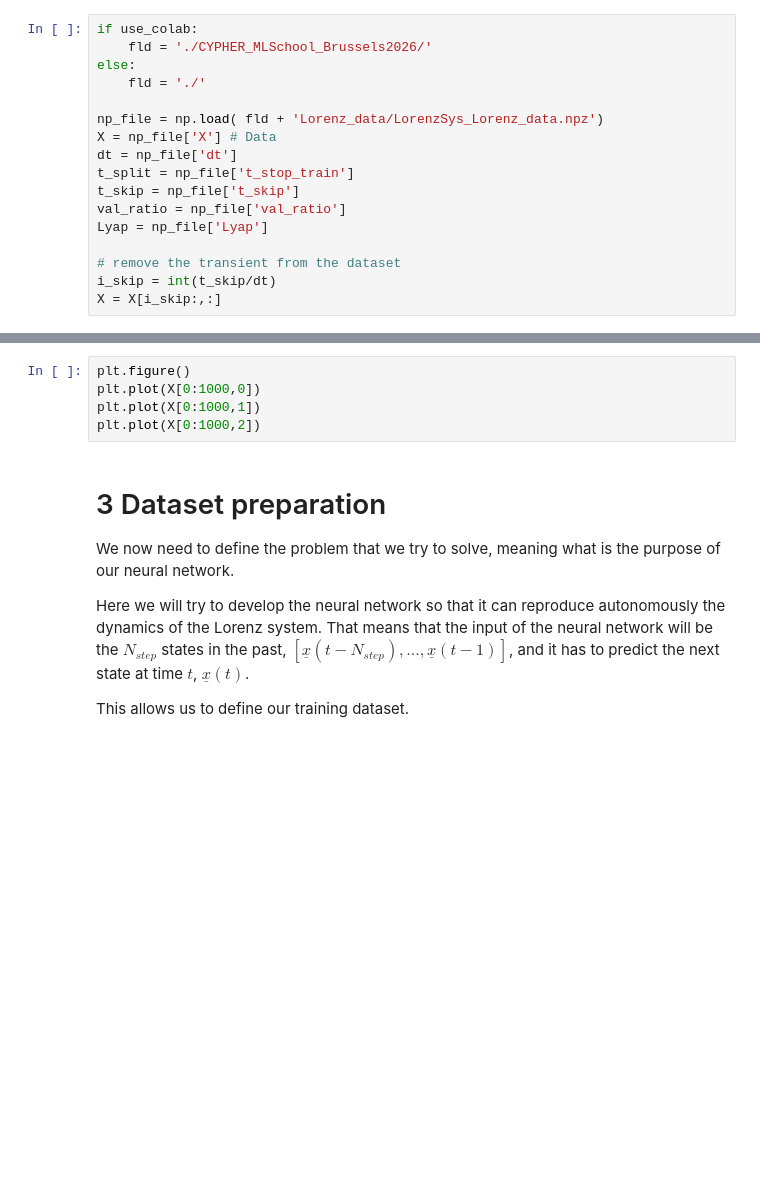
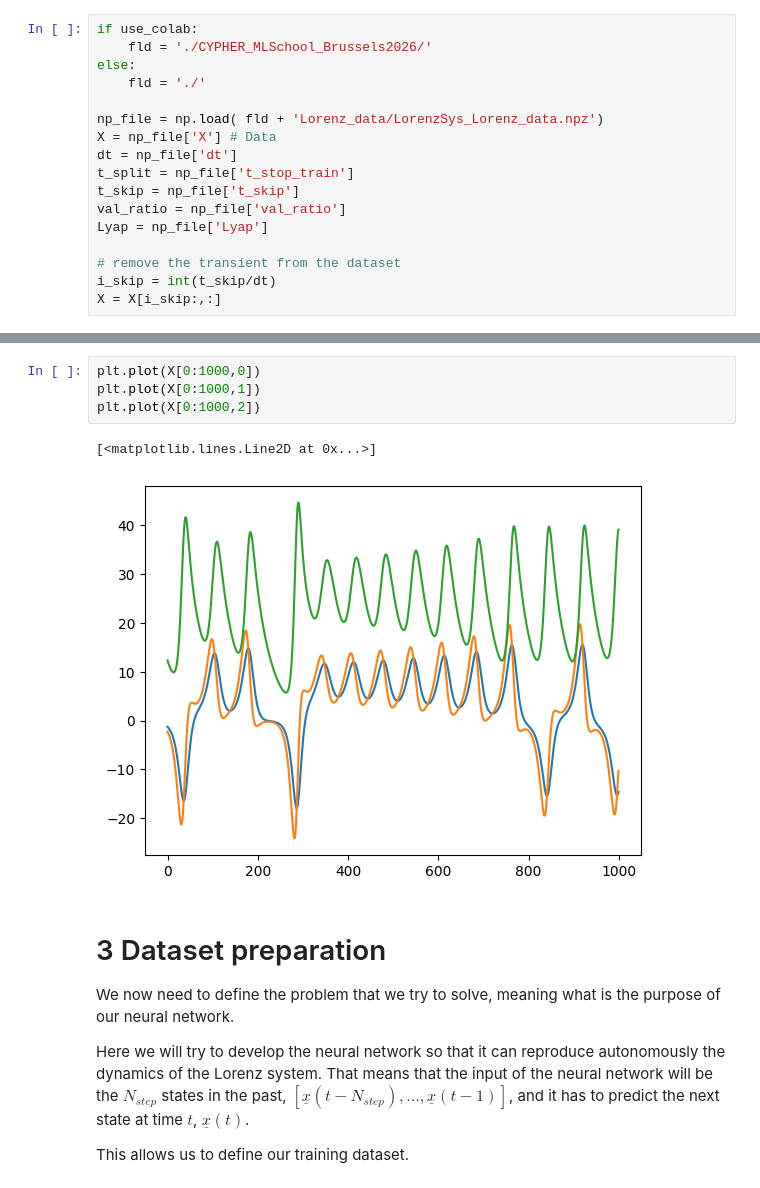
Before and after one commit to ndoan-icl/CYPHER_MLSchool_Brussels2026, a Jupyter notebook: 02_MLP_Lorenz.ipynb, the cells around one changed output, grey strips where cells are left out. Saved outputs shown, nothing was run; the diff lists cells and outputs as text; blank space fills up the shorter version.

```diff
--- a/02_MLP_Lorenz.ipynb
+++ b/02_MLP_Lorenz.ipynb
@@ -50,8 +62,10 @@ ax.plot(X[:,0],X[:,1],X[:,2])
 # %%
-plt.figure()
 plt.plot(X[0:1000,0])
 plt.plot(X[0:1000,1])
 plt.plot(X[0:1000,2])
+# %% [output]
+[<matplotlib.lines.Line2D at 0x...>]
+[figure, added]
 # %% [markdown]
 # 3 Dataset preparation
 We now need to define the problem that we try to solve, meaning what is the purpose of our neural network.
```
Also changed, not shown: parts of 13 cells of this notebook, 4 other files.
